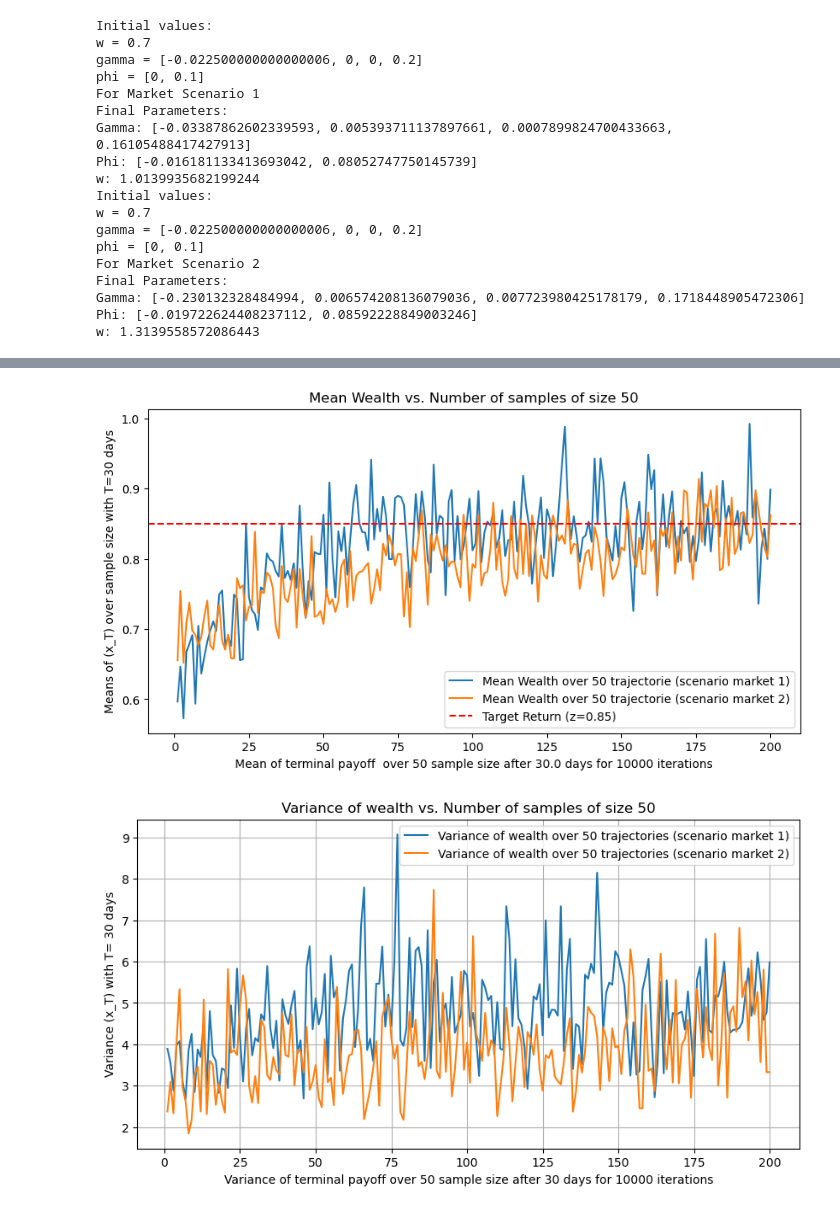
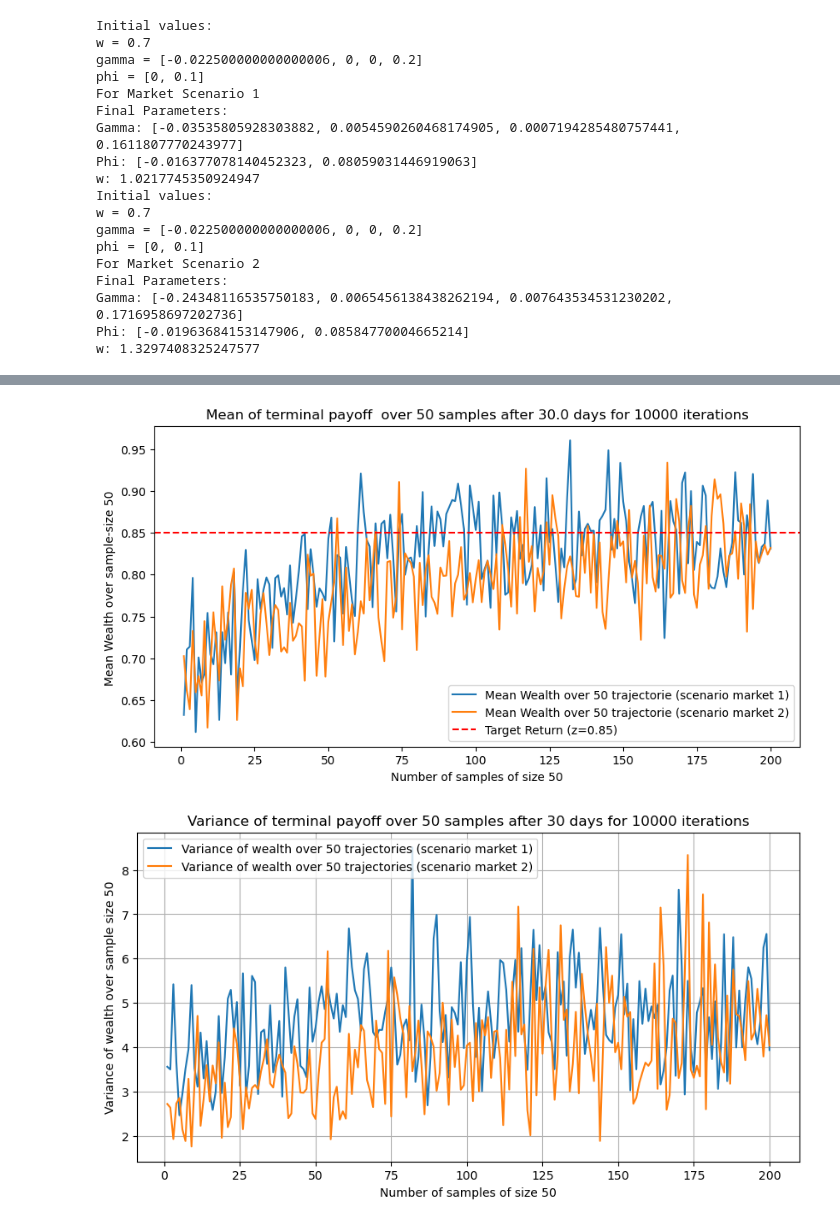
Before and after one commit to oscar10-wq/RL-Mathfin, a Jupyter notebook: RL_algorithm.ipynb, the cells around one changed output, grey strips where cells are left out. Drawn from its saved outputs; the diff is of its cells as text; code cells hidden in the pictures.

Commit message:
Renamed label and x,y axis for plots

```diff
--- a/RL_algorithm.ipynb
+++ b/RL_algorithm.ipynb
@@ -51,8 +51,8 @@ Datum
 2025-01-28    6034.585
 Name: Average_SP_Index, Length: 1257, dtype: float64
 # %%
-t = 370
-T = 410
+t = 0
+T = 900
 market_plot = market[t:T]
 market_return_plot = market_returns[t:T]
 
@@ -309,7 +309,7 @@ market_return_plot_1 = market_returns[t:T]
 
 #calling the function --------------------------------------------------------------
 gamma, phi, w, payoff_mean_1, pay_off_mean_non_agg_1, variance_off_sample_1 = emv_portfolio_selection(
-    market_return_plot_bear, learning_rates, initial_wealth, target_payoff,
+    market_return_plot_1, learning_rates, initial_wealth, target_payoff,
     investment_horizon, discretization_dt, exploration_rate,
     num_iterations, sample_average_size, interest_rate
 )
@@ -341,7 +341,7 @@ T = 180
 market_return_plot_2 = market_returns[t:T]
 
 gamma, phi, w, payoff_mean_2, pay_off_mean_non_agg_2, variance_off_sample_2 = emv_portfolio_selection(
-    market_return_plot_bull, learning_rates, initial_wealth, target_payoff,
+    market_return_plot_2, learning_rates, initial_wealth, target_payoff,
     investment_horizon, discretization_dt, exploration_rate,
     num_iterations, sample_average_size, interest_rate
 )
@@ -352,8 +352,6 @@ print("Final Parameters:")
 print("Gamma:", gamma)
 print("Phi:", phi)
 print("w:", w)
-
-
 
 #--------------------------------------------Aggregated mean over the sample_average_size------------------------------------------------------------#
 #PLOT Mean payoff
@@ -366,9 +364,9 @@ plt.plot(num_trajectories, payoff_mean_1, linestyle='-', label=f'Aggregated Mean
 plt.plot(num_trajectories, payoff_mean_2, linestyle='-', label=f'Aggregated Mean Wealth over {sample_average_size} trajectories (scenario market 2)')
 
 
-plt.xlabel(f"Aggregated means of {int(sample_average_size)} samples of terminal payoff after {1/discretization_dt} days for {num_iterations} iterations")
-plt.ylabel(f"Aggregate means of (x_T) with T={int(1/discretization_dt)} days")
-plt.title(f"Aggregated Mean Wealth vs. Number of samples of size {int(sample_average_size)}")
+plt.xlabel(f"Number of samples of size  {int(sample_average_size)}")
+plt.ylabel(f"Aggregated Means of Wealth over {int(sample_average_size)} samples")
+plt.title(f"Aggregated means of {int(sample_average_size)} samples of terminal payoff after {1/discretization_dt} days for {num_iterations} iterations")
 plt.legend()
 
 #--------------------------------------------Non aggregated mean over the sample_average_size------------------------------------------------------------#
@@ -382,12 +380,11 @@ plt.figure(figsize=(10, 5))
 plt.plot(num_trajectories, pay_off_mean_non_agg_1, linestyle='-', label=f'Mean Wealth over {sample_average_size} trajectorie (scenario market 1)')
 plt.plot(num_trajectories, pay_off_mean_non_agg_2, linestyle='-', label=f'Mean Wealth over {sample_average_size} trajectorie (scenario market 2)')
 
-
 plt.axhline(y=target_payoff, color='r', linestyle='--', label=f'Target Return (z={target_payoff})')
 
-plt.xlabel(f"Mean of terminal payoff  over {int(sample_average_size)} sample size after {1/discretization_dt} days for {num_iterations} iterations")
-plt.ylabel(f"Means of (x_T) over sample size with T={int(1/discretization_dt)} days")
-plt.title(f"Mean Wealth vs. Number of samples of size {int(sample_average_size)}")
+plt.xlabel(f"Number of samples of size {int(sample_average_size)}")
+plt.ylabel(f"Mean Wealth over sample-size {int(sample_average_size)} ")
+plt.title(f"Mean of terminal payoff  over {int(sample_average_size)} samples after {1/discretization_dt} days for {num_iterations} iterations")
 plt.legend()
 
 
@@ -403,9 +400,10 @@ plt.figure(figsize=(10, 5))
 plt.plot(num_trajectories_bear, variance_off_sample_1, linestyle='-', label=f'Variance of wealth over {sample_average_size} trajectories (scenario market 1)')
 plt.plot(num_trajectories_bull, variance_off_sample_2, linestyle='-', label=f'Variance of wealth over {sample_average_size} trajectories (scenario market 2)')
 
-plt.xlabel(f"Variance of terminal payoff over {int(sample_average_size)} sample size after {int(1/discretization_dt)} days for {num_iterations} iterations")
-plt.ylabel(f"Variance (x_T) with T= {int(1/discretization_dt)} days")
-plt.title(f"Variance of wealth vs. Number of samples of size {int(sample_average_size)}")
+
+plt.xlabel(f"Number of samples of size {int(sample_average_size)}")
+plt.ylabel(f"Variance of wealth over sample size {int(sample_average_size)}")
+plt.title(f"Variance of terminal payoff over {int(sample_average_size)} samples after {int(1/discretization_dt)} days for {num_iterations} iterations")
 plt.legend()
 plt.grid(True)  # Improves readability
 plt.show()
@@ -427,7 +425,6 @@ plt.title(f"S&P 500 Index return Over {int(1/discretization_dt)} Days (scenario
 plt.xticks(rotation=45)  # Rotate dates for readability
 plt.grid(True)
 plt.legend()
-
 plt.show()
 
 #Market scenario 2
@@ -444,7 +441,6 @@ plt.title(f"S&P 500 Index return Over {int(1/discretization_dt)} Days (scenario
 plt.xticks(rotation=45)  # Rotate dates for readability
 plt.grid(True)
 plt.legend()
-
 plt.show()
 # %% [output]
 Initial values:
@@ -453,15 +449,15 @@ gamma = [-0.022500000000000006, 0, 0, 0.2]
 phi = [0, 0.1]
 For Market Scenario 1
 Final Parameters:
-Gamma: [-0.03387862602339593, 0.005393711137897661, 0.0007899824700433663, 0.16105488417427913]
-Phi: [-0.016181133413693042, 0.08052747750145739]
-w: 1.0139935682199244
+Gamma: [-0.03535805928303882, 0.0054590260468174905, 0.0007194285480757441, 0.1611807770243977]
+Phi: [-0.016377078140452323, 0.08059031446919063]
+w: 1.0217745350924947
 Initial values:
 w = 0.7
 gamma = [-0.022500000000000006, 0, 0, 0.2]
 phi = [0, 0.1]
 For Market Scenario 2
 Final Parameters:
-Gamma: [-0.230132328484994, 0.006574208136079036, 0.007723980425178179, 0.1718448905472306]
-Phi: [-0.019722624408237112, 0.08592228849003246]
-w: 1.3139558572086443
+Gamma: [-0.24348116535750183, 0.0065456138438262194, 0.007643534531230202, 0.1716958697202736]
+Phi: [-0.01963684153147906, 0.08584770004665214]
+w: 1.3297408325247577
@@ -469,4 +465,4 @@ w: 1.3139558572086443
-[figure, old version]
+[figure, new version]
-[figure, old version]
+[figure, new version]
 [figure]
 [figure]
```
Also changed, not shown: parts of 3 cells of this notebook.
